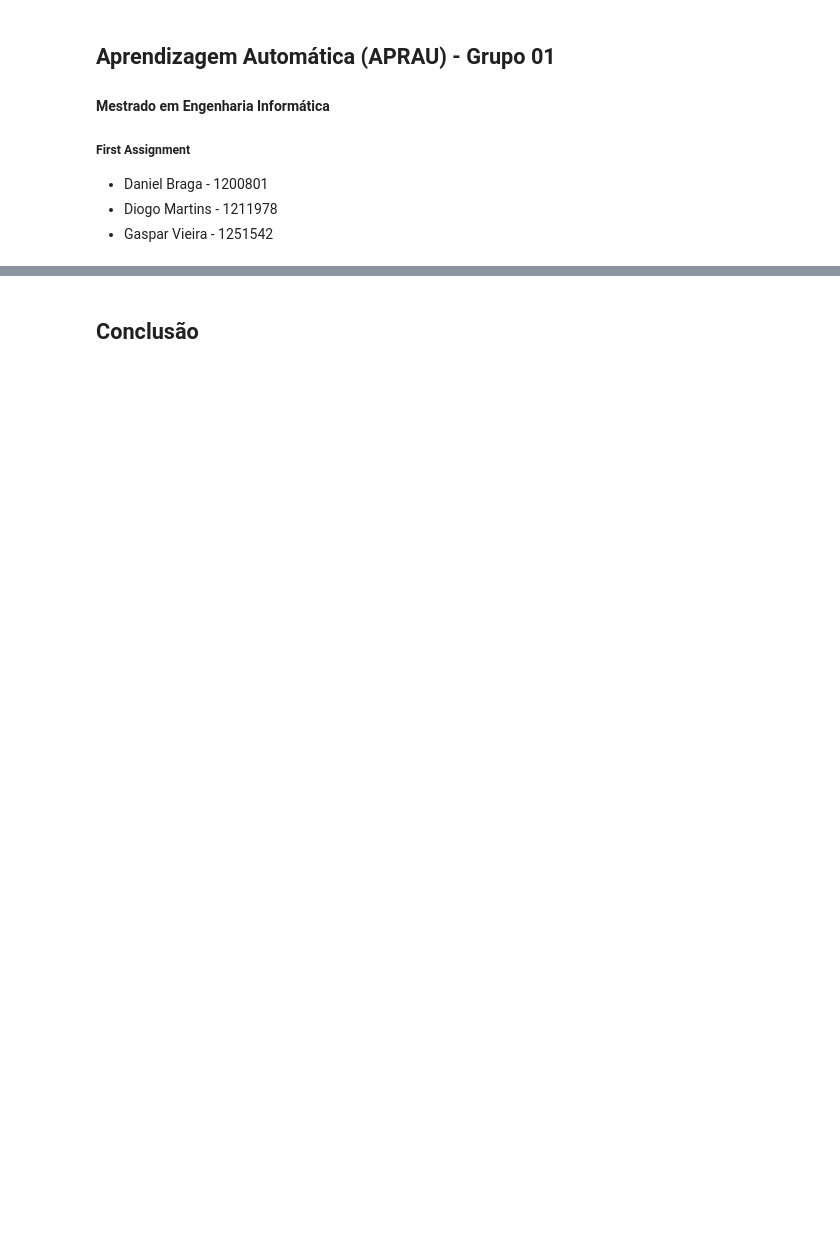
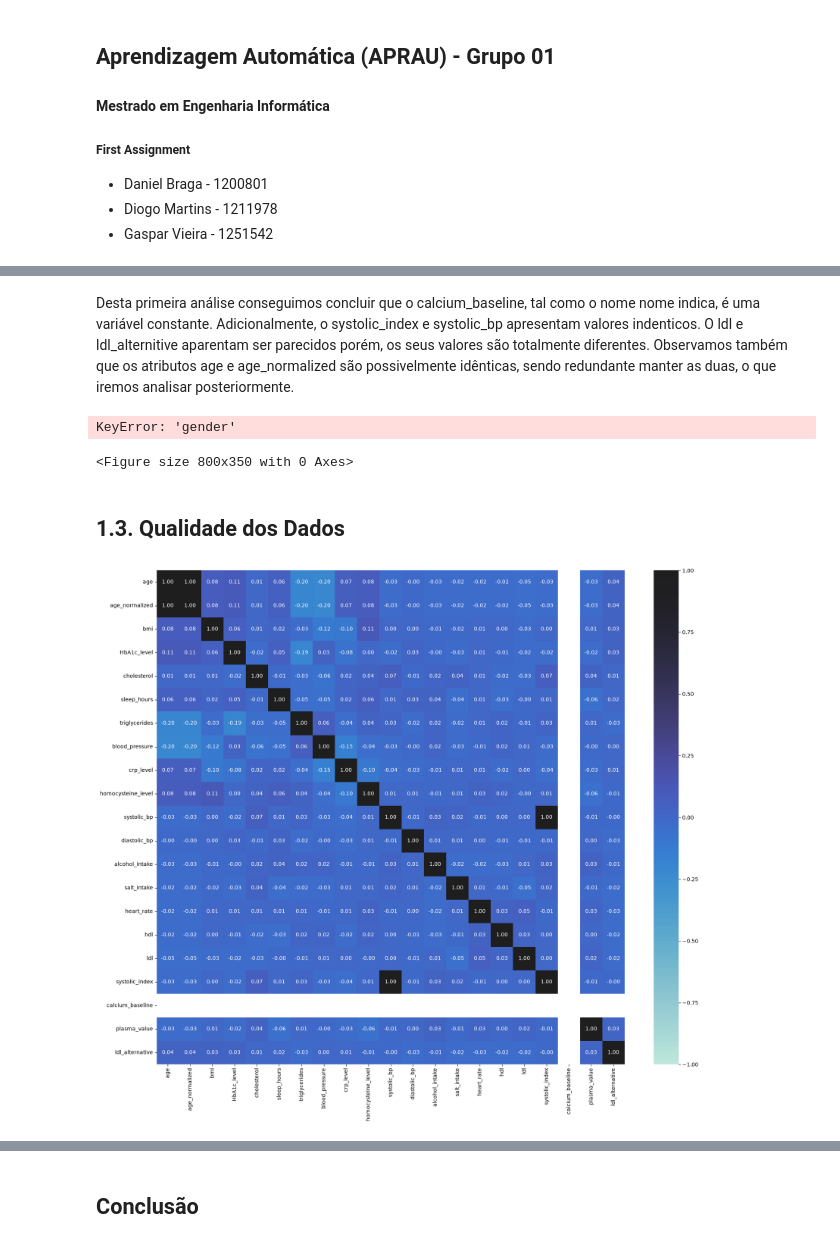
Before and after one commit to GasparAVieira/APRAU, a Jupyter notebook: notebook_grupo01.ipynb, the cells around one changed output, grey strips where cells are left out. Drawn from its saved outputs; the diff is of its cells as text; code cells hidden in the pictures; blank space fills up the shorter version.

```diff
--- a/notebook_grupo01.ipynb
+++ b/notebook_grupo01.ipynb
@@ -541,0 +150,47 @@ Atributos globalmente menos relevantes (Média Geral)
+# %% [markdown]
+Desta primeira análise conseguimos concluir que o calcium_baseline, tal como o nome nome indica, é uma variável constante. Adicionalmente, o systolic_index e systolic_bp apresentam valores indenticos. O ldl e ldl_alternitive aparentam ser parecidos porém, os seus valores são totalmente diferentes. Observamos também que os atributos age e age_normalized são possivelmente idênticas, sendo redundante manter as duas, o que iremos analisar posteriormente.
+# %%
+for col in categorical_cols:
+    plt.figure(figsize=(8, 3.5))
+    order = df[col].value_counts().index
+    sns.countplot(data=df, x=col, order=order)
+    plt.title(f"Distribuição de {col}")
+    plt.xlabel(col)
+    plt.ylabel("Número de registos")
+    plt.xticks(rotation=35, ha="right")
+    plt.tight_layout()
+    plt.show()
+
+results = []
+
+for col in categorical_cols:
+    if col not in df_original.columns:
+        continue
+
+    counts = df_original[col].value_counts()
+    if counts.empty:
+        continue
+
+    results.append({
+        "Column": col,
+        "Most common": counts.index[0],
+        "Least common": counts.index[-1],
+        "Most common count": counts.iloc[0],
+        "Least common count": counts.iloc[-1],
+        "Majority/minority ratio": round(counts.iloc[0] / counts.iloc[-1], 2),
+    })
+
+display(pd.DataFrame(results))
+# %% [output]
+KeyError: 'gender'
+<Figure size 800x350 with 0 Axes>
+# %% [markdown]
+## 1.3. Qualidade dos Dados
+# %%
+
+corr_matrix = df[numeric_predictors].corr()
+plt.figure(figsize=(20,17))
+sns.heatmap(corr_matrix, vmin=-1, vmax=1, annot=True, fmt='.2f', center=1)
+plt.show()
+# %% [output]
+[figure, added]
```
Also changed, not shown: parts of 43 cells of this notebook.
